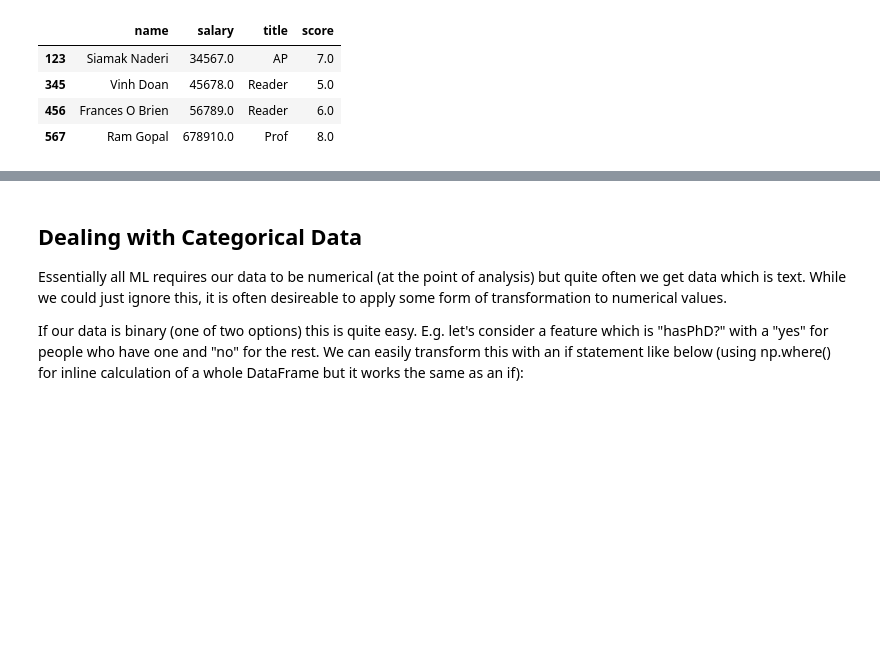
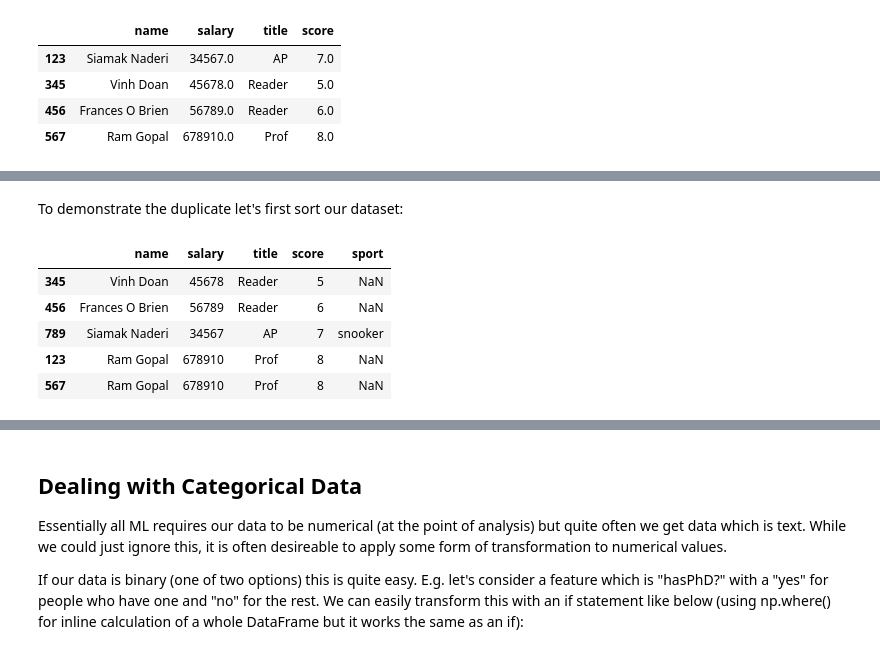
Before and after one commit to MJMortensonWarwick/AnalyticsInPractice2425, a Jupyter notebook: 3_1_Feature_Engineering.ipynb, the cells around one changed output, grey strips where cells are left out. Cells and saved outputs as stored; diff of their text form; code cells hidden in the pictures; blank space fills up the shorter version.

```diff
--- a/3_1_Feature_Engineering.ipynb
+++ b/3_1_Feature_Engineering.ipynb
@@ -124,0 +149,14 @@ df
+# %% [markdown]
+To demonstrate the duplicate let's first sort our dataset:
+# %%
+# sort by score and title
+# inplace=True will replace the original dataset
+df.sort_values(by=['score', 'title'], inplace=True)
+df
+# %% [output]
+|  | name | salary | title | score | sport |
+| 345 | Vinh Doan | 45678 | Reader | 5 | NaN |
+| 456 | Frances O Brien | 56789 | Reader | 6 | NaN |
+| 789 | Siamak Naderi | 34567 | AP | 7 | snooker |
+| 123 | Ram Gopal | 678910 | Prof | 8 | NaN |
+| 567 | Ram Gopal | 678910 | Prof | 8 | NaN |
```
Also changed, not shown: parts of 4 cells of this notebook.
